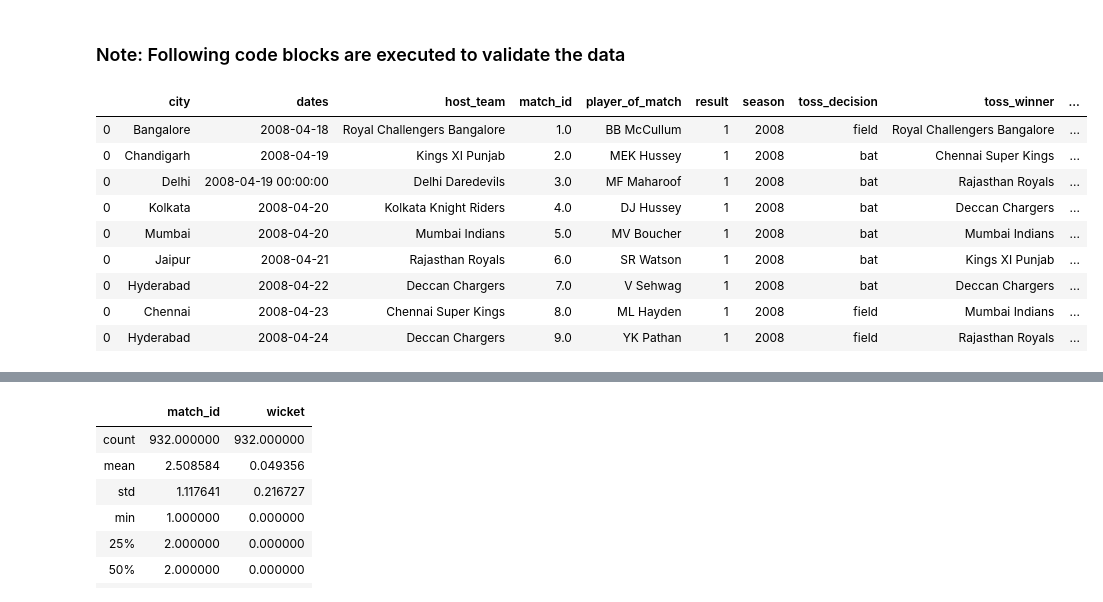
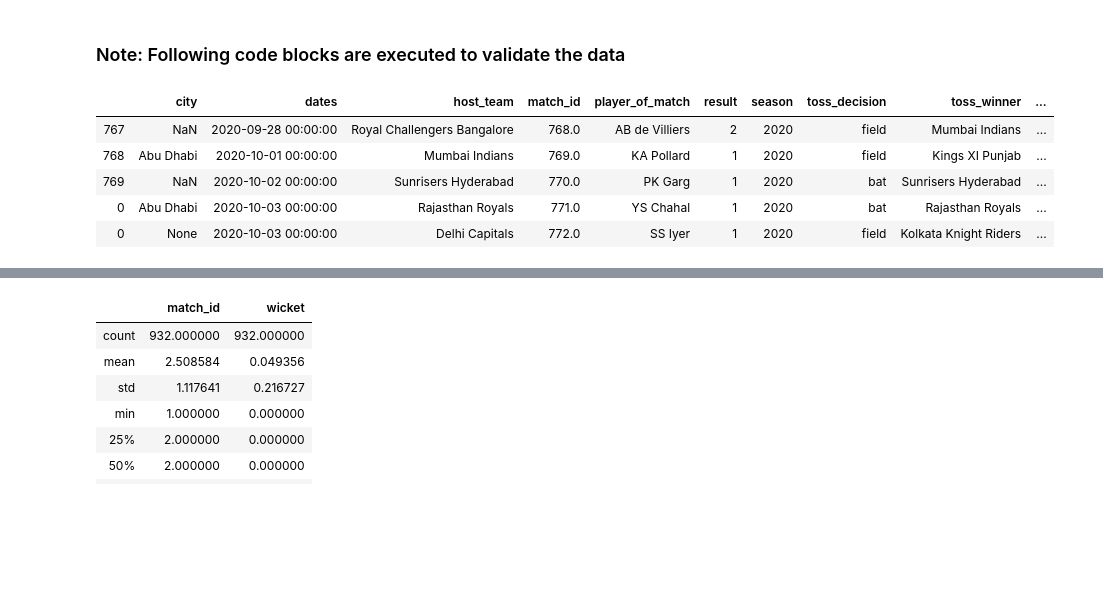
Before and after one commit to laxmena/100MLProjects, a Jupyter notebook: Project4 - IPL/IPL DataCollection.ipynb, the cells around one changed output, grey strips where cells are left out. Saved outputs shown, nothing was run; the diff lists cells and outputs as text; code cells hidden in the pictures; blank space fills up the shorter version.

```diff
--- a/Project4 - IPL/IPL DataCollection.ipynb
+++ b/Project4 - IPL/IPL DataCollection.ipynb
@@ -298,18 +283,14 @@ save_processed_files()
 # %% [markdown]
 ### Note: Following code blocks are executed to validate the data
 # %%
-matches_df
+matches_df.tail()
 # %% [output]
 |  | city | dates | host_team | match_id | player_of_match | result | season | toss_decision | toss_winner | ... |
-| 0 | Bangalore | 2008-04-18 | Royal Challengers Bangalore | 1.0 | BB McCullum | 1 | 2008 | field | Royal Challengers Bangalore | ... |
-| 0 | Chandigarh | 2008-04-19 | Kings XI Punjab | 2.0 | MEK Hussey | 1 | 2008 | bat | Chennai Super Kings | ... |
-| 0 | Delhi | 2008-04-19 00:00:00 | Delhi Daredevils | 3.0 | MF Maharoof | 1 | 2008 | bat | Rajasthan Royals | ... |
-| 0 | Kolkata | 2008-04-20 | Kolkata Knight Riders | 4.0 | DJ Hussey | 1 | 2008 | bat | Deccan Chargers | ... |
-| 0 | Mumbai | 2008-04-20 | Mumbai Indians | 5.0 | MV Boucher | 1 | 2008 | bat | Mumbai Indians | ... |
-| 0 | Jaipur | 2008-04-21 | Rajasthan Royals | 6.0 | SR Watson | 1 | 2008 | bat | Kings XI Punjab | ... |
-| 0 | Hyderabad | 2008-04-22 | Deccan Chargers | 7.0 | V Sehwag | 1 | 2008 | bat | Deccan Chargers | ... |
-| 0 | Chennai | 2008-04-23 | Chennai Super Kings | 8.0 | ML Hayden | 1 | 2008 | field | Mumbai Indians | ... |
-| 0 | Hyderabad | 2008-04-24 | Deccan Chargers | 9.0 | YK Pathan | 1 | 2008 | field | Rajasthan Royals | ... |
+| 767 | NaN | 2020-09-28 00:00:00 | Royal Challengers Bangalore | 768.0 | AB de Villiers | 2 | 2020 | field | Mumbai Indians | ... |
+| 768 | Abu Dhabi | 2020-10-01 00:00:00 | Mumbai Indians | 769.0 | KA Pollard | 1 | 2020 | field | Kings XI Punjab | ... |
+| 769 | NaN | 2020-10-02 00:00:00 | Sunrisers Hyderabad | 770.0 | PK Garg | 1 | 2020 | bat | Sunrisers Hyderabad | ... |
+| 0 | Abu Dhabi | 2020-10-03 00:00:00 | Rajasthan Royals | 771.0 | YS Chahal | 1 | 2020 | bat | Rajasthan Royals | ... |
+| 0 | None | 2020-10-03 00:00:00 | Delhi Capitals | 772.0 | SS Iyer | 1 | 2020 | field | Kolkata Knight Riders | ... |
 # %%
 # deliveries_df = deliveries_df.set_index(['match_id','batting_team','bowling_team','over','ball'])
 deliveries_df
```
Also changed, not shown: parts of 18 cells of this notebook, 14 other files.
